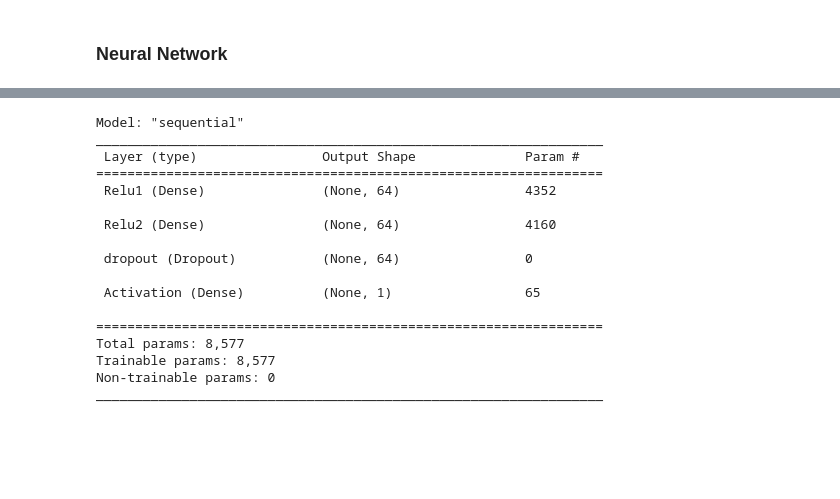
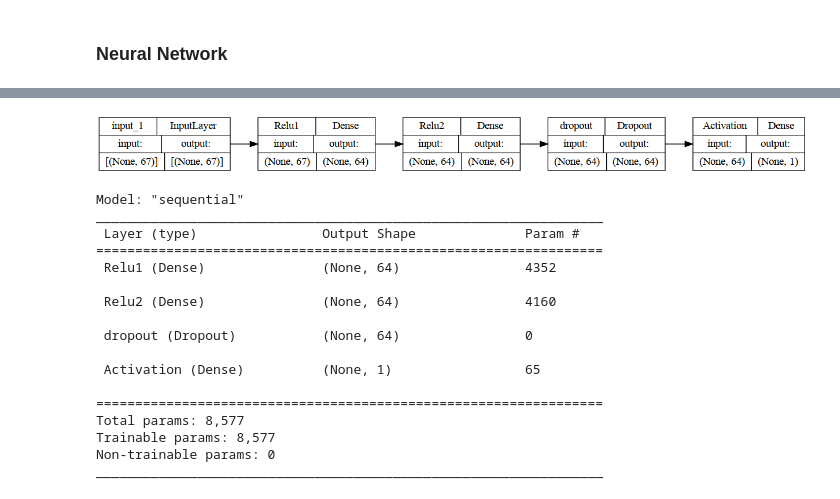
Before and after one commit to boneeyah/QTW, a Jupyter notebook: Case Study 7/CaseStudy7.ipynb, the cells around one changed output, grey strips where cells are left out. Drawn from its saved outputs; the diff is of its cells as text; code cells hidden in the pictures; blank space fills up the shorter version.

```diff
--- a/Case Study 7/CaseStudy7.ipynb
+++ b/Case Study 7/CaseStudy7.ipynb
@@ -365,2 +418,0 @@ svc_clf = GridSearchCV(svc,param_grid=params,cv=skf,n_jobs=-1)
-# %%
-svc_clf.fit(X,y)
@@ -384,25 +419,25 @@ NameError: ignored
 # %% [markdown]
 ### Neural Network
-# %%
-#sets binary values for predictions
-def cost(y_true,y_pred):
-
-  bin_p = K.switch(K.greater_equal(y_pred,0.5),K.constant(1,shape=y_pred.shape),
-                   K.constant(0,shape=y_pred.shape))
-  diff = bin_p-y_true
-
-  error = K.switch(
-      K.equal(diff,1),K.constant(100,shape=y_pred.shape),
-      K.switch(
-          K.equal(diff,-1),K.constant(150,shape=y_pred.shape),
-          K.constant(0,shape=y_pred.shape)
-      )
-  )
-  return(K.sum(error))
+# %%
+### define a cost function used in validation with keras and backend
+### returns the average cost (total cost divided by array tensor size)
+def cost(y_true,y_pred):
+  bin_p = tf.where(tf.greater_equal(y_pred,0.5),tf.constant(1,dtype='float32'),tf.constant(0,dtype='float32'))
+
+  diff = bin_p - y_true
+
+  error = tf.where(
+      tf.equal(diff,1),100,
+      tf.where(
+          tf.equal(diff,-1),150,
+          0
+      )
+  )
+  return(K.sum(error)/tf.size(bin_p))
 # %%
 now = datetime.datetime.now
 # %%
-es = EarlyStopping(monitor='val_cost', mode='min',patience=10,restore_best_weights=True,start_from_epoch=40)
+es = EarlyStopping(monitor='val_cost', mode='min',patience=50,restore_best_weights=True,start_from_epoch=100)
 fold_results = {}
 t_tot = now()
 for i, (train_index, test_index) in enumerate(skf.split(X,y)):
@@ -413,15 +448,17 @@ for i, (train_index, test_index) in enumerate(skf.split(X,y)):
   model4.add(tf.keras.Input(shape=(X.shape[1],)))
   model4.add(tf.keras.layers.Dense(64, activation='relu',name="Relu1"))
   model4.add(tf.keras.layers.Dense(64, activation='relu', name="Relu2"))
-  model4.add(tf.keras.layers.Dropout(0.4))
+  model4.add(tf.keras.layers.Dropout(0.2))
   model4.add(tf.keras.layers.Dense(1, activation='sigmoid', name="Activation"))
   model4.compile(optimizer='adam',
                 loss=tf.keras.losses.BinaryCrossentropy(from_logits=False),
                 metrics = [tf.keras.metrics.AUC(from_logits=False), 'accuracy',cost])
   t_fold = now()
   print('x_train shape:', X[train_index].shape)
-  model4.fit(X[train_index],y[train_index],epochs=100,batch_size=64,validation_split=0.2,callbacks=[es])
+  model4.fit(X[train_index],y[train_index],epochs=1000,batch_size=1080,validation_split=0.10,callbacks=[es])
+  score = model4.evaluate(X[test_index],y[test_index])
   fold_results.update({i:{'predictions':model4.predict(X[test_index]).flatten(),'index':test_index,'y_true':y[test_index]}})
   print('fold train/predict time: %s' % (now()-t_fold))
+  print('fold accuracy: {} - fold cost: {}'.format(score[2],score[3]))
 print('total train/predict time: %s' % (now()-t_tot))
 # %% [output]
@@ -487,3 +524,7 @@ m4_cost_t
+# %%
+tf.keras.utils.plot_model(model4, show_shapes=True, rankdir="LR")
+# %% [output]
+[figure, added]
 # %%
 model4.summary()
 # %% [output]
```
Also changed, not shown: parts of 54 cells of this notebook.
